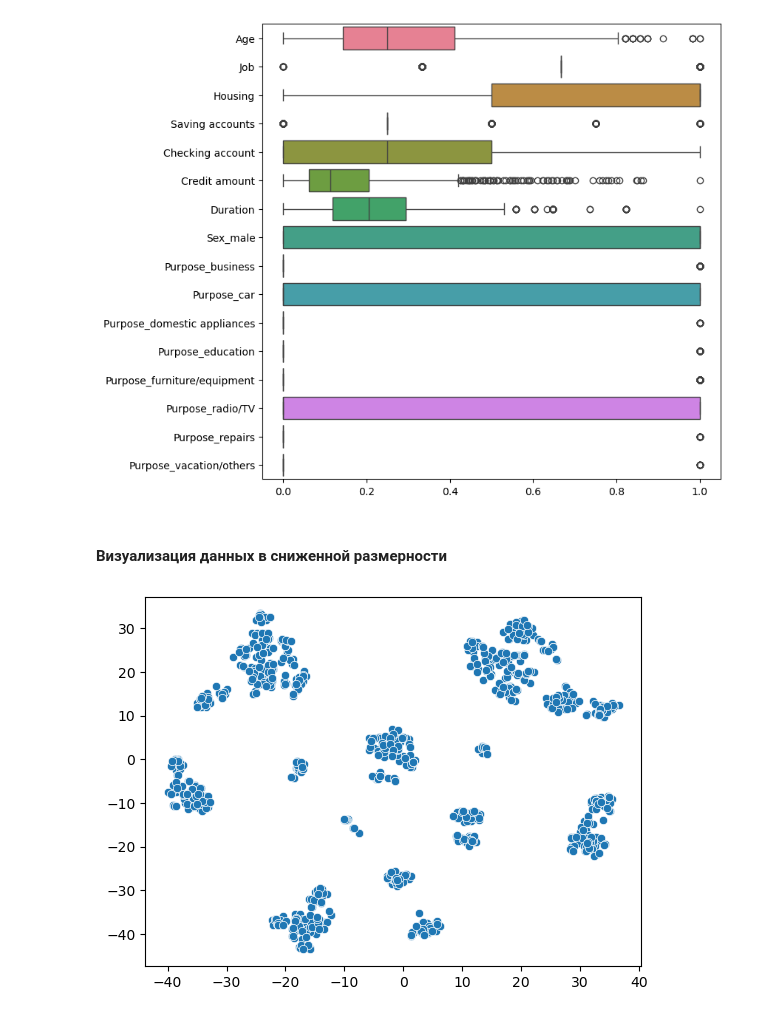
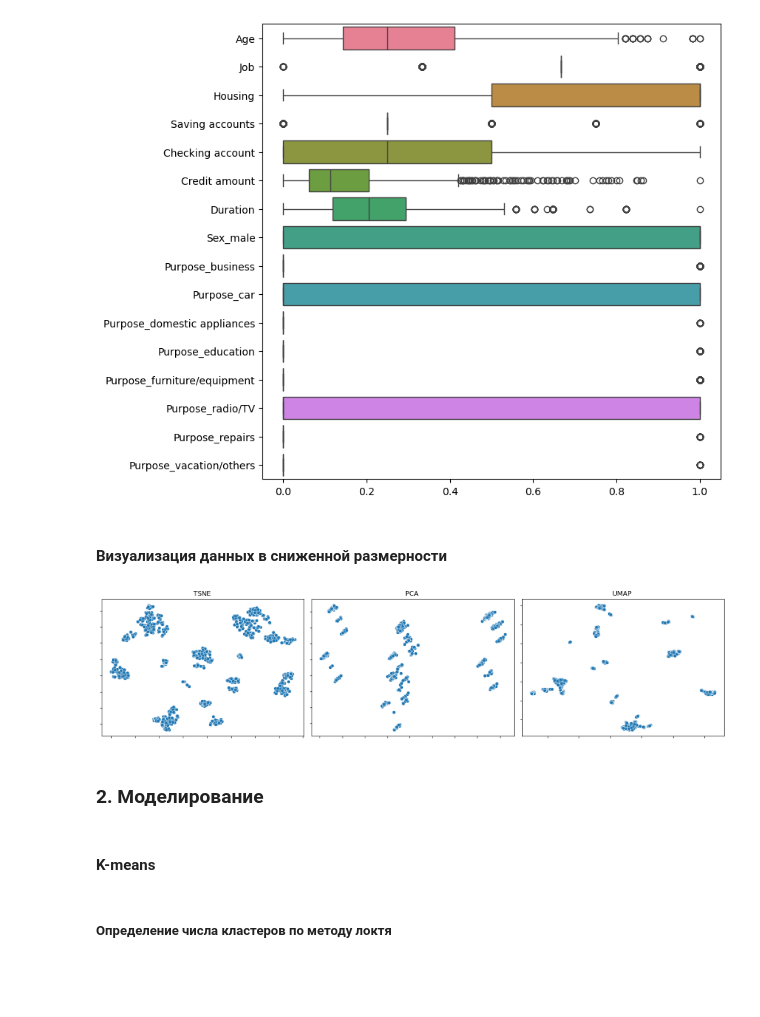
Before and after one commit to emazurenko/otus-ml-professional, a Jupyter notebook: homeworks/02_Clustering/homework.ipynb, the cells around one changed output. Drawn from its saved outputs; the diff is of its cells as text; code cells hidden in the pictures; blank space fills up the shorter version.

```diff
--- a/homeworks/02_Clustering/homework.ipynb
+++ b/homeworks/02_Clustering/homework.ipynb
@@ -259,13 +259,48 @@ sns.boxplot(data=scaled_df, orient='h');
 # %% [output]
 [figure]
-# %% [markdown]
-#### Визуализация данных в сниженной размерности
-# %%
-from sklearn.manifold import TSNE
-
-tsne = TSNE(n_components=2, random_state=10)
-X_tsne = tsne.fit_transform(scaled_df)
-
-sns.scatterplot(x=X_tsne[:,0], y=X_tsne[:,1]);
-# %% [output]
-[figure, removed]
+# %% [markdown]
+#### Визуализация данных в сниженной размерности
+# %%
+from sklearn.manifold import TSNE
+from sklearn.decomposition import PCA
+from umap import UMAP
+
+tsne = TSNE(n_components=2, random_state=10)
+X_tsne = tsne.fit_transform(scaled_df)
+
+pca = PCA(n_components=2)
+X_pca = pca.fit_transform(scaled_df)
+
+umap = UMAP(n_components=2)
+X_umap = umap.fit_transform(scaled_df)
+
+dim_reductions = [('TSNE', X_tsne), ('PCA', X_pca), ('UMAP', X_umap)]
+# %%
+# Вспомогательные функции
+def get_label_percents(labels):
+    total_label_count = len(labels)
+    unique_labels, counts = np.unique(labels, axis=0, return_counts=True)
+    return (len(unique_labels), [f"{i}: {100 * (label_count/total_label_count):.2f}%" for i, label_count in enumerate(counts)])
+
+def print_in_dim_reductions(title=None, labels=None):
+    if labels is not None:
+        k_num, labels_percents = get_label_percents(labels)
+        print(f'K{k_num}: {labels_percents}')
+
+    fig, axs = plt.subplots(ncols=len(dim_reductions), figsize=(16, 4))
+
+    for i, (method, X) in enumerate(dim_reductions):
+        g = sns.scatterplot(x=X[:,0], y=X[:,1], palette='tab20', hue=labels, ax=axs[i])
+        g.set_title(f'{method} {title if title is not None else ""}')
+        g.set(xticklabels=[])
+        g.set(yticklabels=[])
+        if labels is not None:
+            g.legend(loc='upper left', bbox_to_anchor=(1, 1))
+
+    fig.tight_layout()
+# %%
+print_in_dim_reductions()
+# %% [output]
+[figure, added]
+# %% [markdown]
+### 2. Моделирование
@@ -271,0 +309,4 @@ sns.scatterplot(x=X_tsne[:,0], y=X_tsne[:,1]);
+# %% [markdown]
+#### **K-means**
+# %% [markdown]
+##### Определение числа кластеров по методу локтя
```
Also changed, not shown: parts of 30 cells of this notebook, 1 other file.
